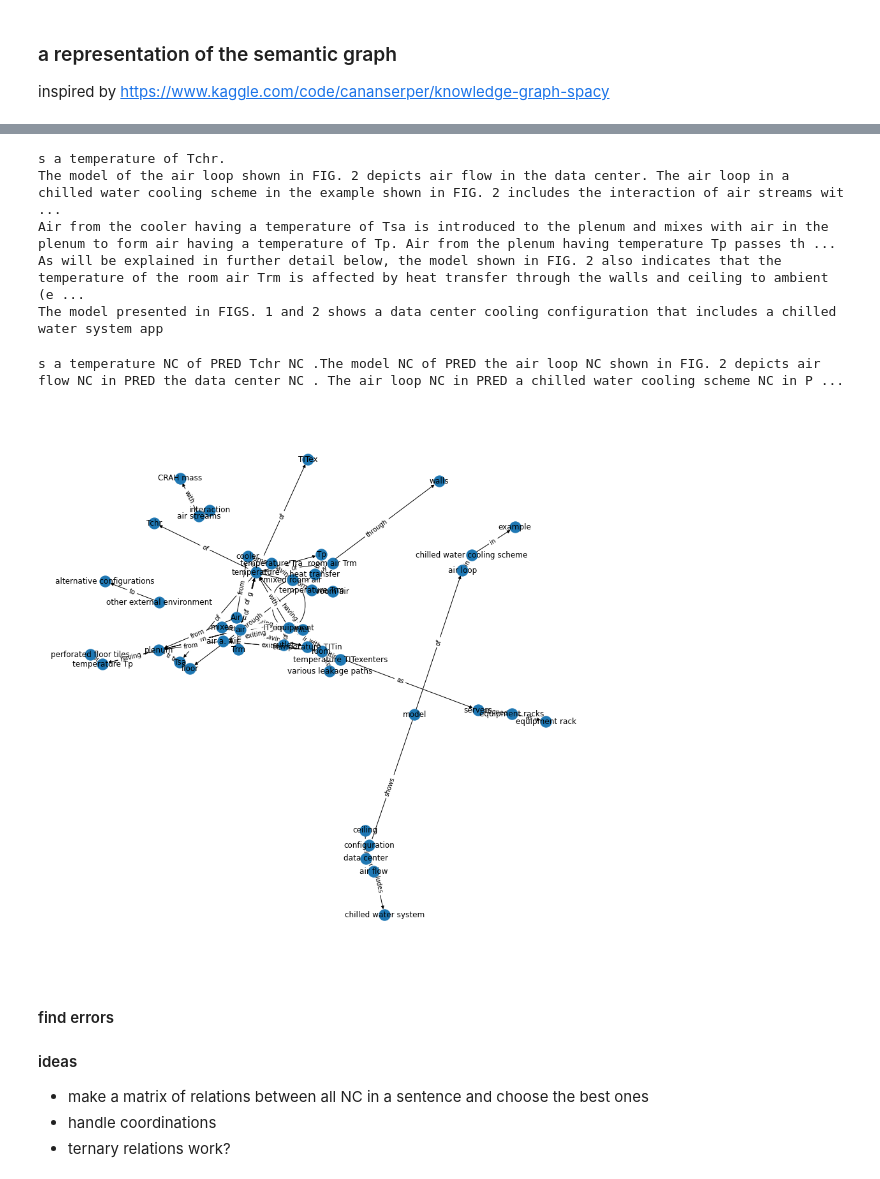
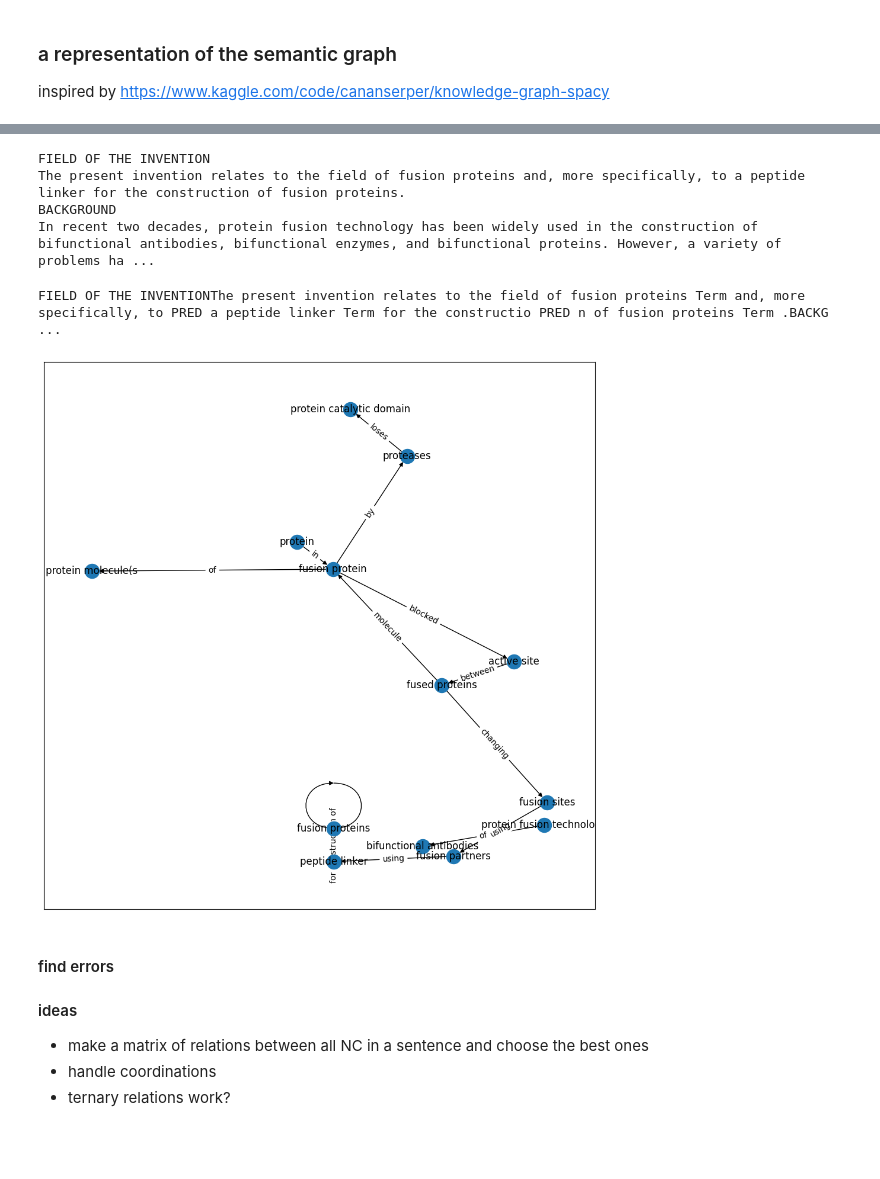
Before and after one commit to Dorin-D/IR-peptents, a Jupyter notebook: knowledge_graph/tp5_knowledge_graph.ipynb, the cells around one changed output, grey strips where cells are left out. Saved outputs shown, nothing was run; the diff lists cells and outputs as text; code cells hidden in the pictures; blank space fills up the shorter version.

```diff
--- a/knowledge_graph/tp5_knowledge_graph.ipynb
+++ b/knowledge_graph/tp5_knowledge_graph.ipynb
@@ -279,0 +186,9 @@ er and has a temperature NC of Tchr NC .The model NC of the air loop NC shown in
+# %%
+cleanNshort = '\n'.join(peptents_list[2].split("_____d:")[1].split("_____c:")[0].split("\n")[1:5])
+term_chunks = get_term_chunks(cleanNshort)
+
+doc = nlp(cleanNshort)
+
+
+displacy.render({'text': cleanNshort, 'ents': term_chunks, 'title': None},
+                style='ent', manual=True, jupyter=True)
@@ -280,16 +197,16 @@ er and has a temperature NC of Tchr NC .The model NC of the air loop NC shown in
 # %% [markdown]
 ### adding the predicates
 # %%
-def get_predicates_between_noun_chunks(doc, noun_chunks):
+def get_predicates_between_term_chunks(doc, term_chunks):
     predicates = []
     sources = []
     targets = []
 
-    for i in range(len(noun_chunks) - 1):
+    for i in range(len(term_chunks) - 1):
         start_chunk_token = doc.char_span(
-            noun_chunks[i]['start'], noun_chunks[i]['end'])
+            term_chunks[i]['start'], term_chunks[i]['end'])
         end_chunk_token = doc.char_span(
-            noun_chunks[i + 1]['start'], noun_chunks[i + 1]['end'])
+            term_chunks[i + 1]['start'], term_chunks[i + 1]['end'])
 
         if start_chunk_token is None or end_chunk_token is None or start_chunk_token.sent != end_chunk_token.sent:
             continue
@@ -341,15 +258,17 @@ def get_predicates_between_noun_chunks(doc, noun_chunks):
     return predicates, sources, targets
 
 
-text = "The model that is presented in FIGS 1 and 2 shows a data center cooling configuration that can include a chilled water system app with ice that must not include strawberries. The strawberries choke the said chilled water system app that is included in the model."
+# text = "The model that is presented in FIGS 1 and 2 shows a data center cooling configuration that can include a chilled water system app with ice that must not include strawberries. The strawberries choke the said chilled water system app that is included in the model."
+text = cleanNshort
 # text = "the said data center cooling configuration that is included in the model."
 doc = nlp(text)
 displacy.render(doc, style="dep")
-noun_chunks = get_noun_chunks(doc, remove_list, exclude_list)
-predicates, sources, targets = get_predicates_between_noun_chunks(
-    doc, noun_chunks)
+term_chunks = get_term_chunks(text)
+predicates, sources, targets = get_predicates_between_term_chunks(
+    doc, term_chunks)
 
-displacy.render({'text': text, 'ents': noun_chunks + predicates,
+funkycolor = "linear-gradient(90deg, #aa9cfc, #fc9ce7)"
+displacy.render({'text': text, 'ents': term_chunks + predicates,
                 'title': None}, style='ent', manual=True, jupyter=True, options={'colors': {"PRED": funkycolor}})
 # %% [output]
 [interactive output not drawn]
@@ -390,39 +316,38 @@ plt.show()
 print(cleanNshort)
 doc=nlp(cleanNshort)
 # displacy.render(doc, style="dep")
-noun_chunks = get_noun_chunks(doc, remove_list, exclude_list)
-predicates, sources, targets = get_predicates_between_noun_chunks(
-    doc, noun_chunks)
+term_chunks = get_term_chunks(cleanNshort)
+predicates, sources, targets = get_predicates_between_term_chunks(
+    doc, term_chunks)
 
-displacy.render({'text': cleanNshort, 'ents': noun_chunks + predicates,
+displacy.render({'text': cleanNshort, 'ents': term_chunks + predicates,
                 'title': None}, style='ent', manual=True, jupyter=True, options={'colors': {"PRED": funkycolor}})
 # %% [output]
-s a temperature of Tchr.
-The model of the air loop shown in FIG. 2 depicts air flow in the data center. The air loop in a chilled water cooling scheme in the example shown in FIG. 2 includes the interaction of air streams wit ...
-Air from the cooler having a temperature of Tsa is introduced to the plenum and mixes with air in the plenum to form air having a temperature of Tp. Air from the plenum having temperature Tp passes th ...
-As will be explained in further detail below, the model shown in FIG. 2 also indicates that the temperature of the room air Trm is affected by heat transfer through the walls and ceiling to ambient (e ...
-The model presented in FIGS. 1 and 2 shows a data center cooling configuration that includes a chilled water system app
+FIELD OF THE INVENTION
+The present invention relates to the field of fusion proteins and, more specifically, to a peptide linker for the construction of fusion proteins.
+BACKGROUND
+In recent two decades, protein fusion technology has been widely used in the construction of bifunctional antibodies, bifunctional enzymes, and bifunctional proteins. However, a variety of problems ha ...
-s a temperature NC of PRED Tchr NC .The model NC of PRED the air loop NC shown in FIG. 2 depicts air flow NC in PRED the data center NC . The air loop NC in PRED a chilled water cooling scheme NC in P ...
+FIELD OF THE INVENTIONThe present invention relates to the field of fusion proteins Term and, more specifically, to PRED a peptide linker Term for the constructio PRED n of fusion proteins Term .BACKG ...
 # %%
 df = pd.DataFrame({'source': [str(s) for s in sources],
                     'target': [str(t) for t in targets],
                     'edge': [r['text'] for r in predicates]})
 
 G = nx.from_pandas_edgelist(df, "source", "target",
                             edge_attr=True, create_using=nx.MultiDiGraph())
 plt.figure(figsize=(12, 12))
 
 pos = nx.spring_layout(G)
-nx.draw(G, with_labels=True, pos=pos)
+nx.draw_networkx(G, with_labels=True, pos=pos)
 
 # Add edge labels
 edge_labels = {(row['source'], row['target']): row['edge']
                for _, row in df.iterrows()}
 nx.draw_networkx_edge_labels(G, pos, edge_labels=edge_labels)
 
 plt.show()
 # %% [output]
-[figure, old version]
+[figure, new version]
 # %% [markdown]
 #### find errors
 
```
Also changed, not shown: parts of 27 cells of this notebook.
